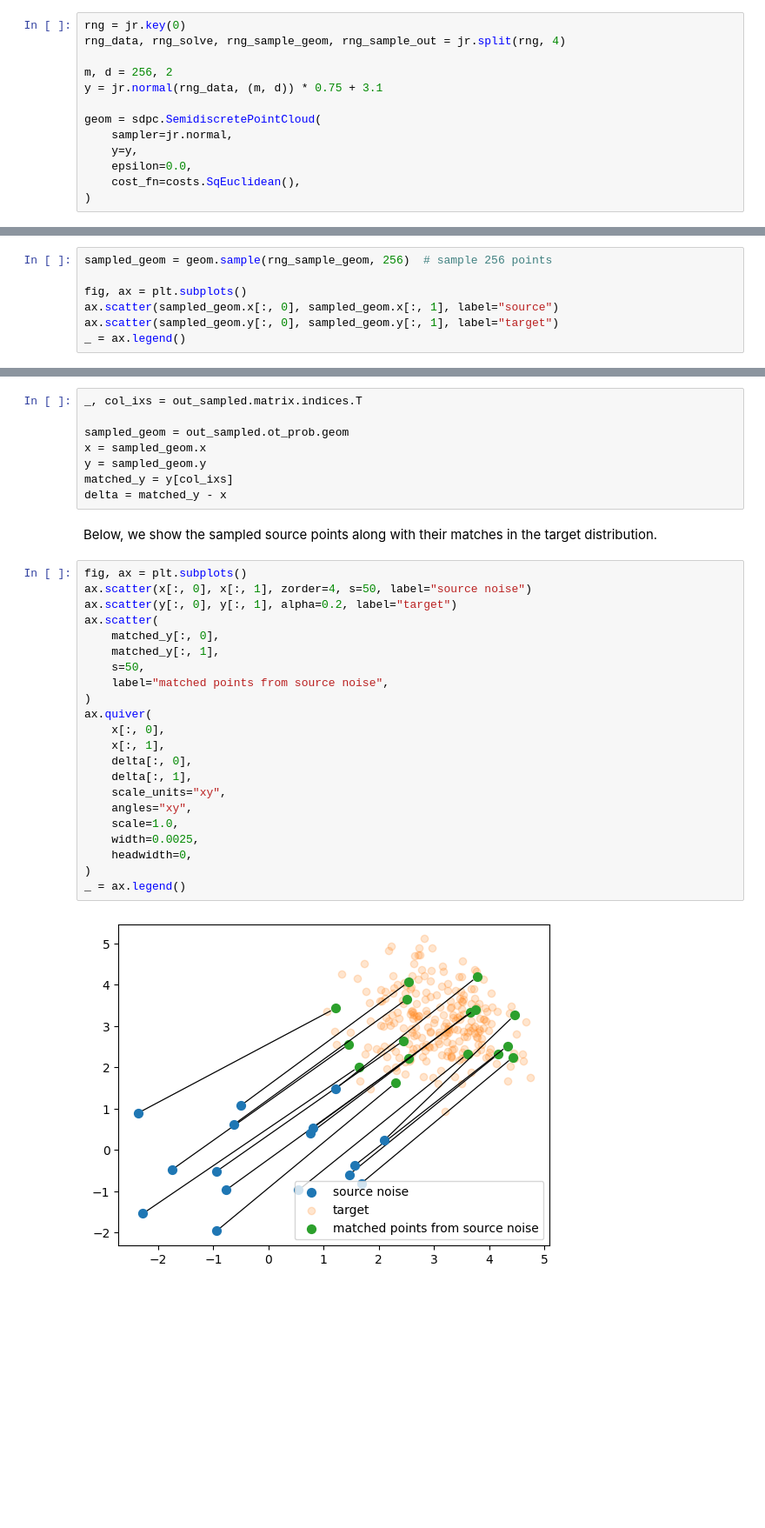
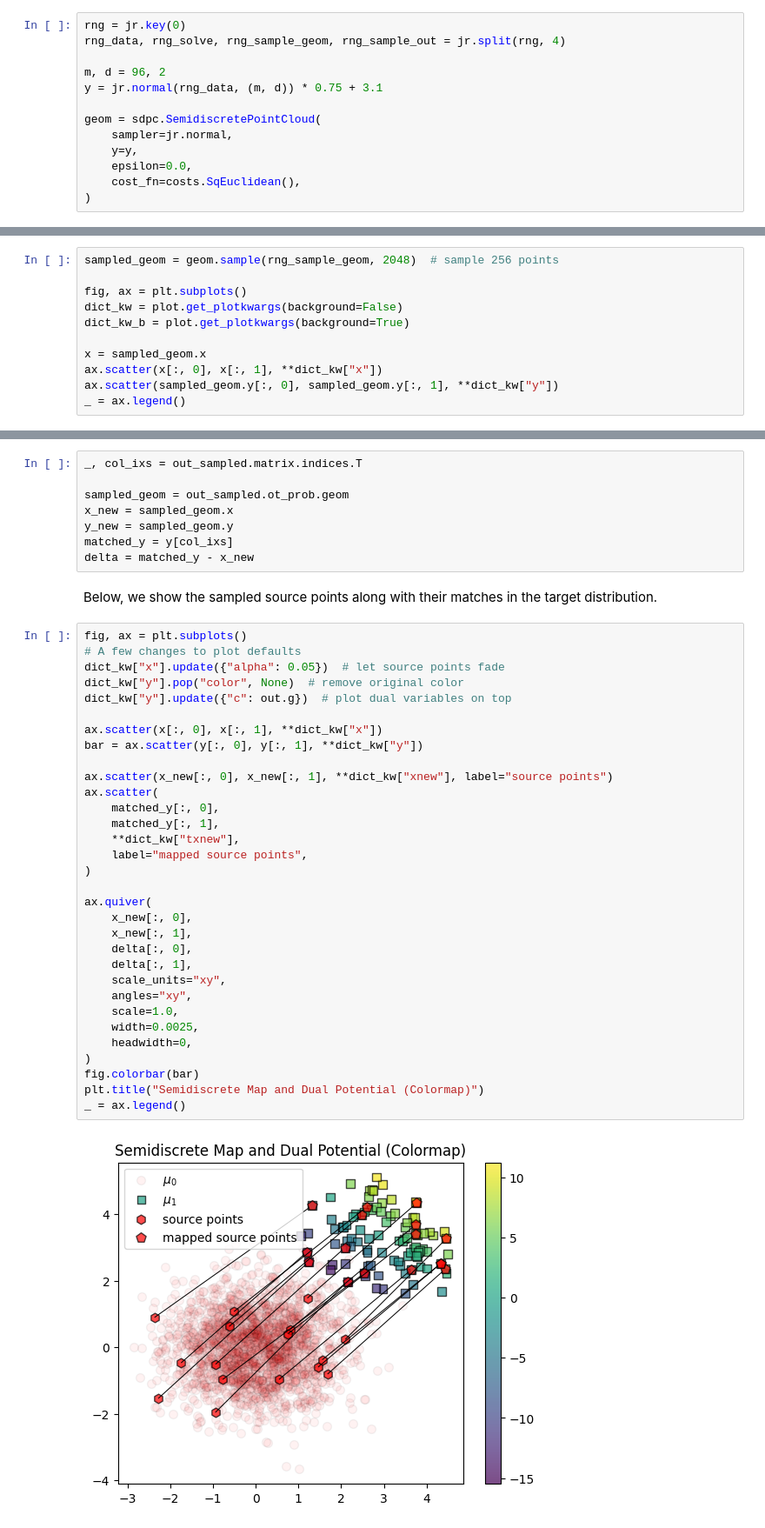
Before and after one commit to amanjitsk/ott, a Jupyter notebook: docs/tutorials/linear/950_semidiscrete.ipynb, the cells around one changed output, grey strips where cells are left out. Shown: that part at 87% size. Drawn from its saved outputs; the diff is of its cells as text; blank space fills up the shorter version.

Commit message:
minor changes in plot, more informative SD, addition of FM to index.rst

```diff
--- a/docs/tutorials/linear/950_semidiscrete.ipynb
+++ b/docs/tutorials/linear/950_semidiscrete.ipynb
@@ -31,7 +32,7 @@ In this tutorial, we use {func}`jax.random.normal` as our source distribution an
 rng = jr.key(0)
 rng_data, rng_solve, rng_sample_geom, rng_sample_out = jr.split(rng, 4)
 
-m, d = 256, 2
+m, d = 96, 2
 y = jr.normal(rng_data, (m, d)) * 0.75 + 3.1
 
 geom = sdpc.SemidiscretePointCloud(
@@ -43,10 +44,14 @@ geom = sdpc.SemidiscretePointCloud(
 # %% [markdown]
 We can now sample from the source distribution and create a {class}`~ott.geometry.pointcloud.PointCloud` instance using the {meth}`~ott.geometry.semidiscrete_pointcloud.SemidiscretePointCloud.sample` method.
 # %%
-sampled_geom = geom.sample(rng_sample_geom, 256)  # sample 256 points
+sampled_geom = geom.sample(rng_sample_geom, 2048)  # sample 256 points
 
 fig, ax = plt.subplots()
-ax.scatter(sampled_geom.x[:, 0], sampled_geom.x[:, 1], label="source")
-ax.scatter(sampled_geom.y[:, 0], sampled_geom.y[:, 1], label="target")
+dict_kw = plot.get_plotkwargs(background=False)
+dict_kw_b = plot.get_plotkwargs(background=True)
+
+x = sampled_geom.x
+ax.scatter(x[:, 0], x[:, 1], **dict_kw["x"])
+ax.scatter(sampled_geom.y[:, 0], sampled_geom.y[:, 1], **dict_kw["y"])
 _ = ax.legend()
 # %% [output]
@@ -117,33 +122,43 @@ BCOO(float32[16, 256], nse=16)
 _, col_ixs = out_sampled.matrix.indices.T
 
 sampled_geom = out_sampled.ot_prob.geom
-x = sampled_geom.x
-y = sampled_geom.y
+x_new = sampled_geom.x
+y_new = sampled_geom.y
 matched_y = y[col_ixs]
-delta = matched_y - x
+delta = matched_y - x_new
 # %% [markdown]
 Below, we show the sampled source points along with their matches in the target distribution.
 # %%
 fig, ax = plt.subplots()
-ax.scatter(x[:, 0], x[:, 1], zorder=4, s=50, label="source noise")
-ax.scatter(y[:, 0], y[:, 1], alpha=0.2, label="target")
+# A few changes to plot defaults
+dict_kw["x"].update({"alpha": 0.05})  # let source points fade
+dict_kw["y"].pop("color", None)  # remove original color
+dict_kw["y"].update({"c": out.g})  # plot dual variables on top
+
+ax.scatter(x[:, 0], x[:, 1], **dict_kw["x"])
+bar = ax.scatter(y[:, 0], y[:, 1], **dict_kw["y"])
+
+ax.scatter(x_new[:, 0], x_new[:, 1], **dict_kw["xnew"], label="source points")
 ax.scatter(
     matched_y[:, 0],
     matched_y[:, 1],
-    s=50,
-    label="matched points from source noise",
+    **dict_kw["txnew"],
+    label="mapped source points",
 )
+
 ax.quiver(
-    x[:, 0],
-    x[:, 1],
+    x_new[:, 0],
+    x_new[:, 1],
     delta[:, 0],
     delta[:, 1],
     scale_units="xy",
     angles="xy",
     scale=1.0,
     width=0.0025,
     headwidth=0,
 )
+fig.colorbar(bar)
+plt.title("Semidiscrete Map and Dual Potential (Colormap)")
 _ = ax.legend()
 # %% [output]
-[figure, old version]
+[figure, new version]
```
Also changed, not shown: parts of 5 cells of this notebook, 2 other files.
